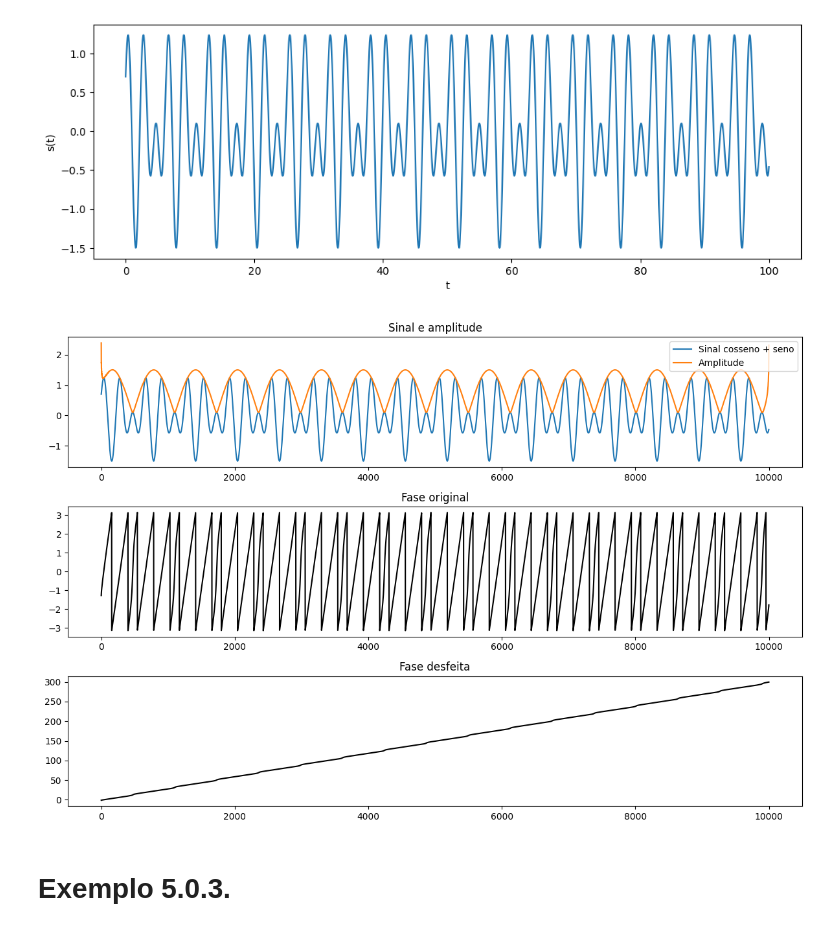
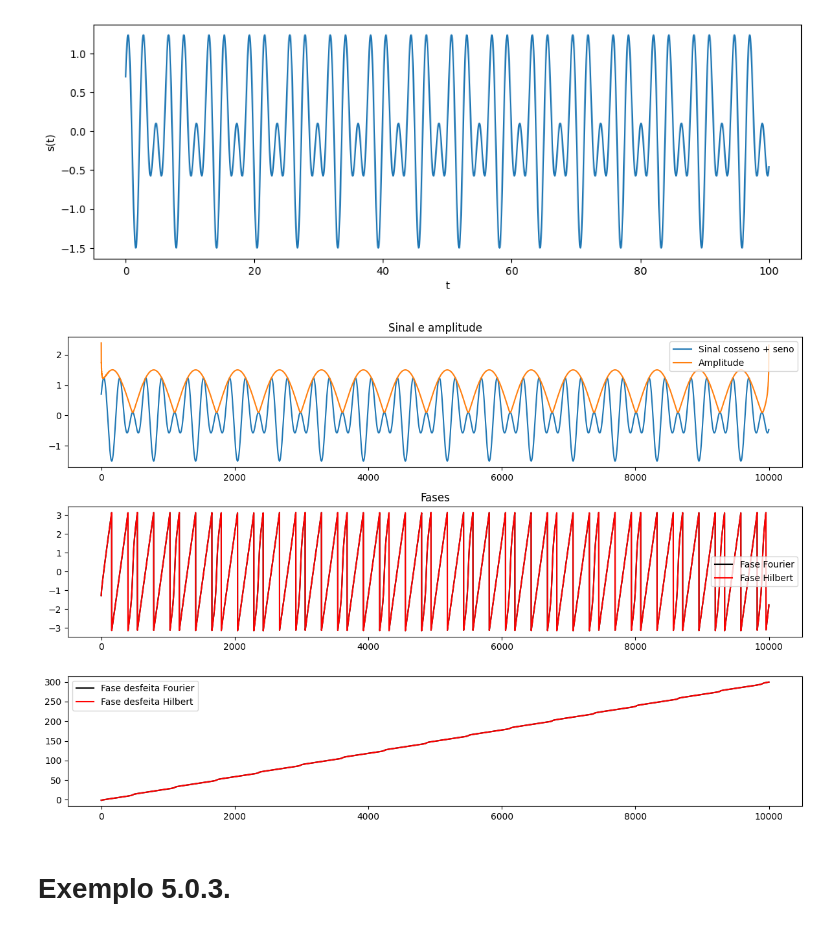
Before and after one commit to vidomirana/Analise-Sincronia-SeriesTemporais-Soja, a Jupyter notebook: Processamento_Sinais.ipynb, the cells around one changed output. Drawn from its saved outputs; the diff is of its cells as text; code cells hidden in the pictures.

```diff
--- a/Processamento_Sinais.ipynb
+++ b/Processamento_Sinais.ipynb
@@ -82,23 +111,33 @@ amp = 2 * np.abs(w)
 
 fase = np.arctan2(np.imag(w), np.real(w))
 unwrapped_phase = np.unwrap(fase)
+# %%
+sinal_hilbert = hilbert(s)
+fase_hilbert = np.angle(sinal_hilbert)
+unwrapped_phase_hilbert = np.unwrap(fase_hilbert)
 # %%
 fig, ax = plt.subplots(3,1, figsize=(12,8))
 
 ax[0].plot(s, label='Sinal cosseno + seno')
+#ax[0].plot(sinal_hilbert, label='Sinal Hilbert', color='red')
 ax[0].plot(10000*amp, label='Amplitude')
 ax[0].legend(loc='upper right')
 ax[0].set_title('Sinal e amplitude')
 
-ax[1].plot(fase, color='black')
-ax[1].set_title('Fase original')
+ax[1].plot(fase, color='black', label='Fase Fourier')
+ax[1].plot(fase_hilbert, color='red', label='Fase Hilbert')
+ax[1].set_title('Fases')
+ax[1].legend()
 
-ax[2].plot(unwrapped_phase, color='black')
-ax[2].set_title('Fase desfeita')
+ax[2].plot(unwrapped_phase, color='black', label='Fase desfeita Fourier')
+ax[2].plot(unwrapped_phase_hilbert, color='red', label='Fase desfeita Hilbert')
+ax[2].legend()
 
 plt.tight_layout()
+
+#se sobrepoem graficamente mas há uma leve diferença nos valores
 # %% [output]
-[figure, old version]
+[figure, new version]
 # %% [markdown]
 # Exemplo 5.0.3.
 # %%
```
Also changed, not shown: parts of 9 cells of this notebook.
